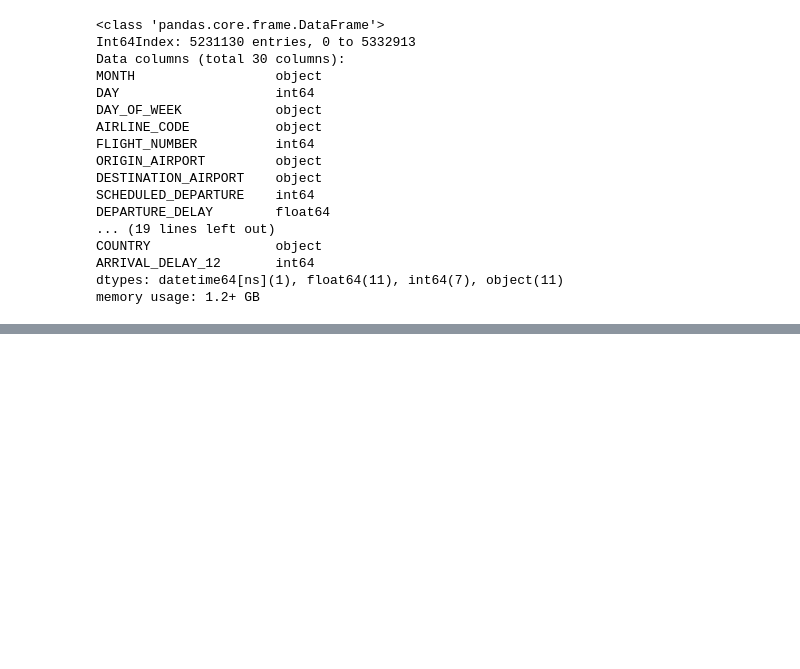
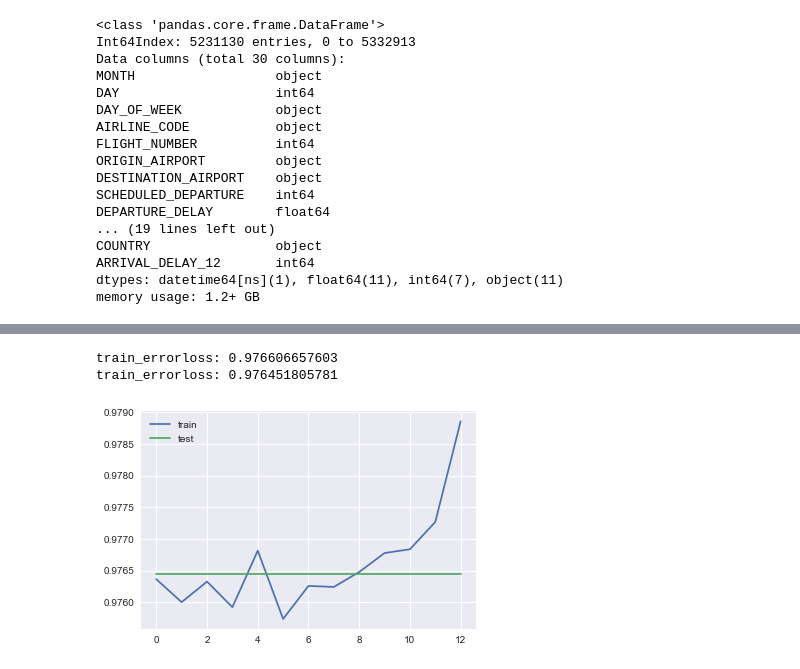
Before and after one commit to samyak53/Flight-Delay-Analysis, a Jupyter notebook: analysis.ipynb, the cells around one changed output, grey strips where cells are left out. Drawn from its saved outputs; the diff is of its cells as text; code cells hidden in the pictures; blank space fills up the shorter version.

```diff
--- a/analysis.ipynb
+++ b/analysis.ipynb
@@ -616,0 +597,26 @@ plt.show()
+# %%
+from sklearn.naive_bayes import BernoulliNB
+clf5 = BernoulliNB()
+# %%
+trainloss5 = []
+testloss5 = []
+
+for i,chunk in enumerate(pd.read_csv('data_train.csv', chunksize=chunksize)):
+    X_train = fh.transform(np.asarray(chunk.iloc[:,0:-1].astype(str)))
+    y_train = chunk.iloc[:,-1]
+    clf5.partial_fit(X_train,y_train,classes=[0,1])
+    fpr, tpr, thresholds = metrics.roc_curve(y_train,clf4.predict(X_train))
+    trainloss5.append(metrics.auc(fpr, tpr))
+    fpr_t, tpr_t, thresholds_t = metrics.roc_curve(y_test,clf4.predict(X_test))
+    testloss5.append(metrics.auc(fpr_t, tpr_t))
+# %%
+print("train_errorloss:",np.mean(trainloss5))
+print("train_errorloss:",np.mean(testloss5))
+plt.plot(trainloss5)
+plt.plot(testloss5)
+plt.legend(('train','test'))
+plt.show()
+# %% [output]
+train_errorloss: 0.976606657603
+train_errorloss: 0.976451805781
+[figure, added]
```
Also changed, not shown: parts of 37 cells of this notebook.
